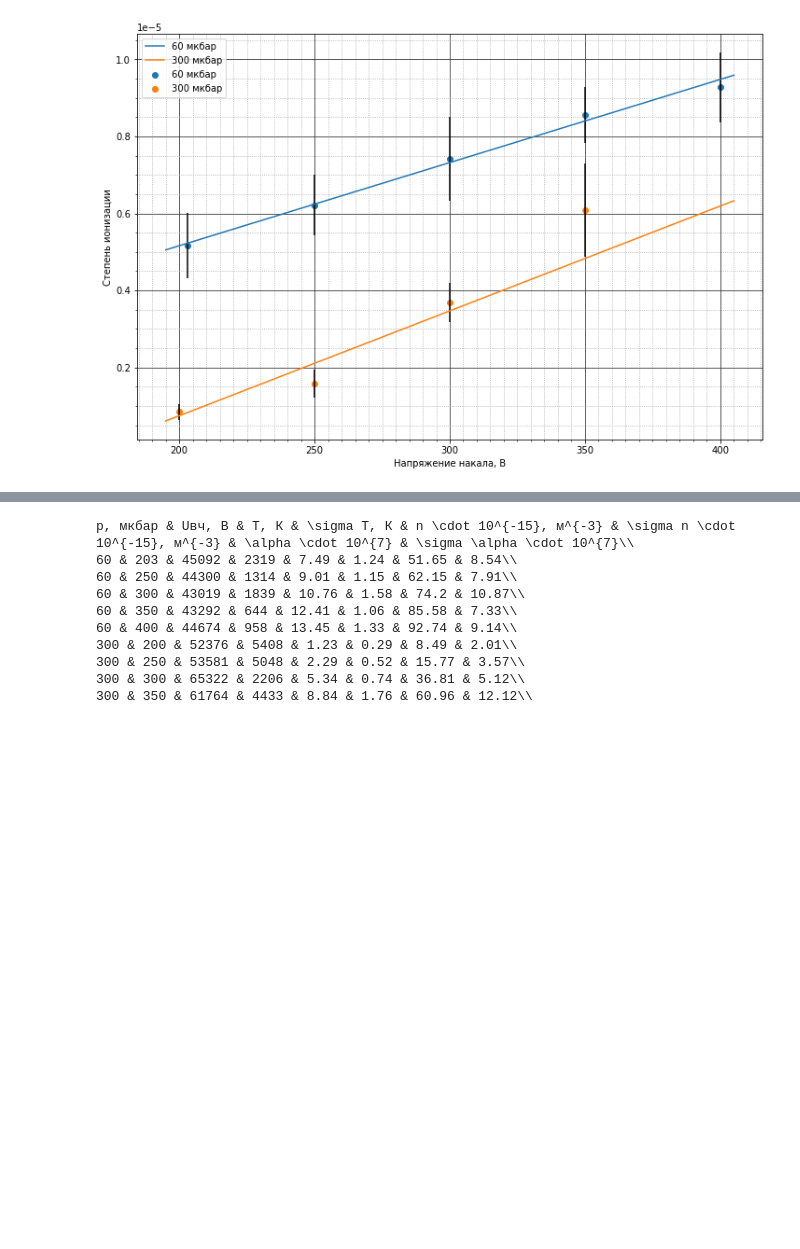
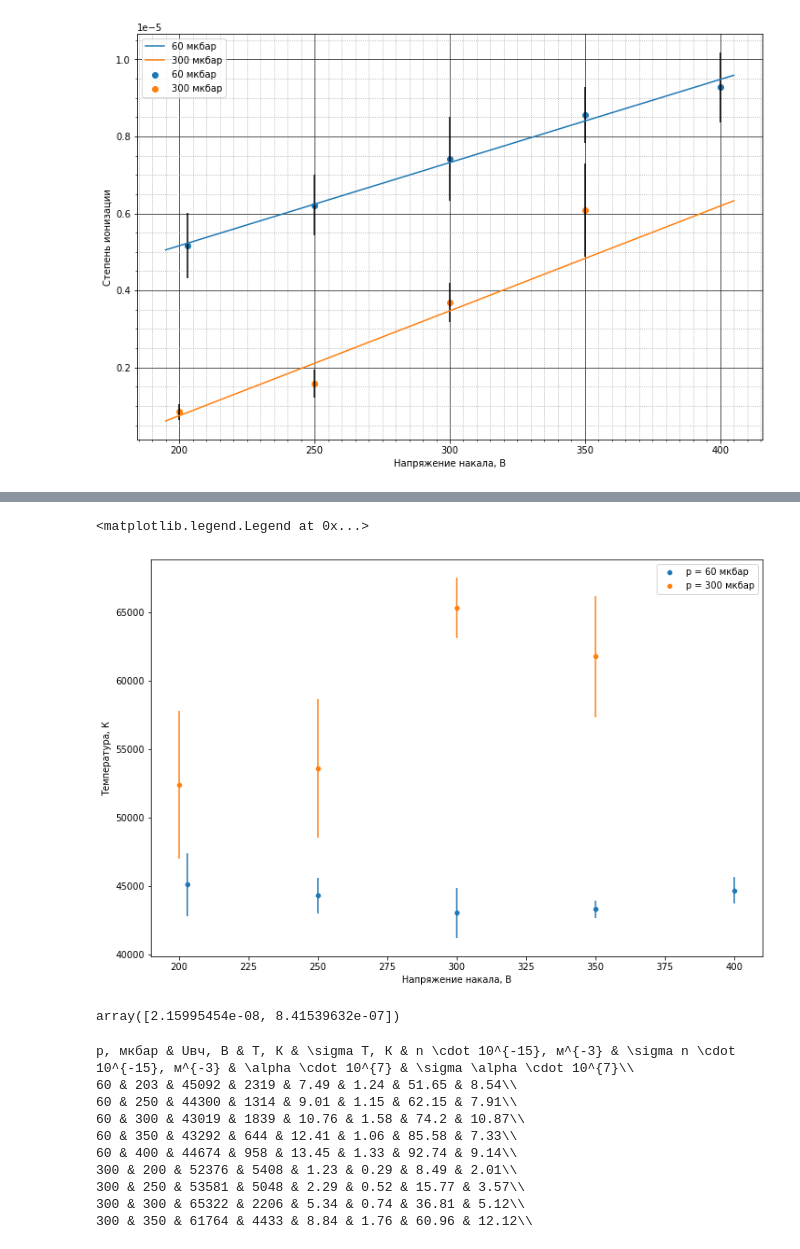
Before and after one commit to Redencon/Lapki, a Jupyter notebook: DZ.ipynb, the cells around one changed output, grey strips where cells are left out. Saved outputs shown, nothing was run; the diff lists cells and outputs as text; code cells hidden in the pictures; blank space fills up the shorter version.

```diff
--- a/DZ.ipynb
+++ b/DZ.ipynb
@@ -356,3 +348,22 @@ popts2
+# %%
+plt.figure(figsize=(12, 8))
+
+sns.scatterplot(data=popts, x='Uvch', y='T', label='p = 60 мкбар')
+sns.scatterplot(data=popts2, x='Uvch', y='T', label='p = 300 мкбар')
+
+plt.errorbar(data=popts, x='Uvch', y='T', yerr='d_T', linestyle='', label=None)
+plt.errorbar(data=popts2, x='Uvch', y='T', yerr='d_T', linestyle='', label=None)
+
+plt.ylabel('Температура, К')
+plt.xlabel('Напряжение накала, В')
+plt.legend()
+# %% [output]
+<matplotlib.legend.Legend at 0x...>
+[figure, added]
+# %%
+kbs
+# %% [output]
+array([2.15995454e-08, 8.41539632e-07])
 # %%
 def table(pp: pd.DataFrame, p):
     for ind in pp.index:
```
Also changed, not shown: parts of 1 cell of this notebook, 22 other files.
